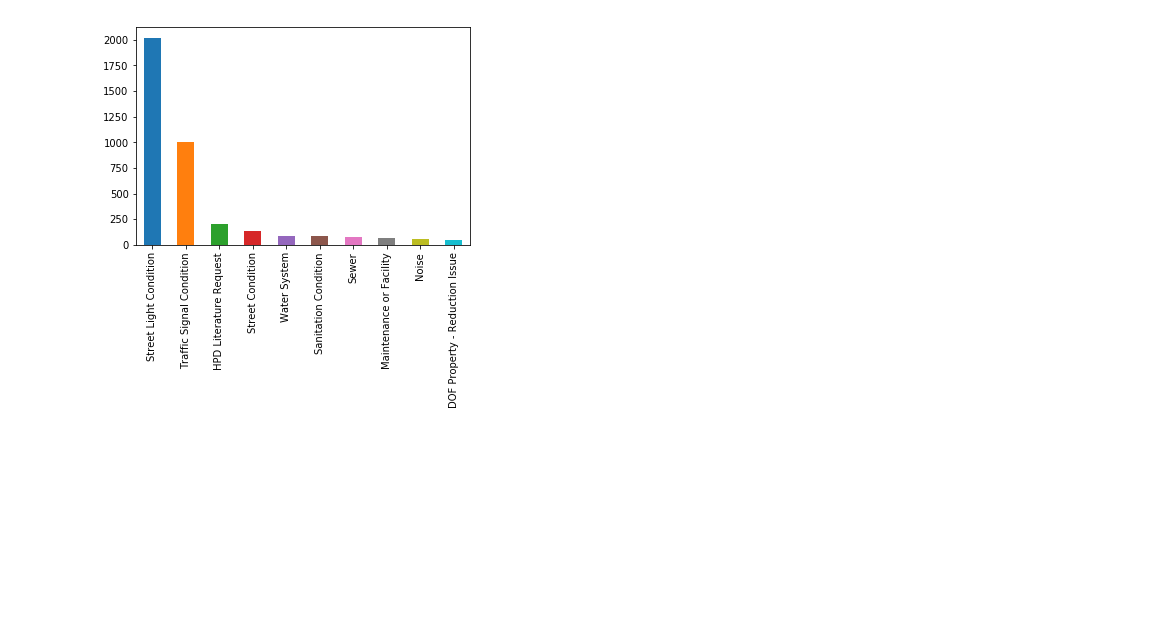
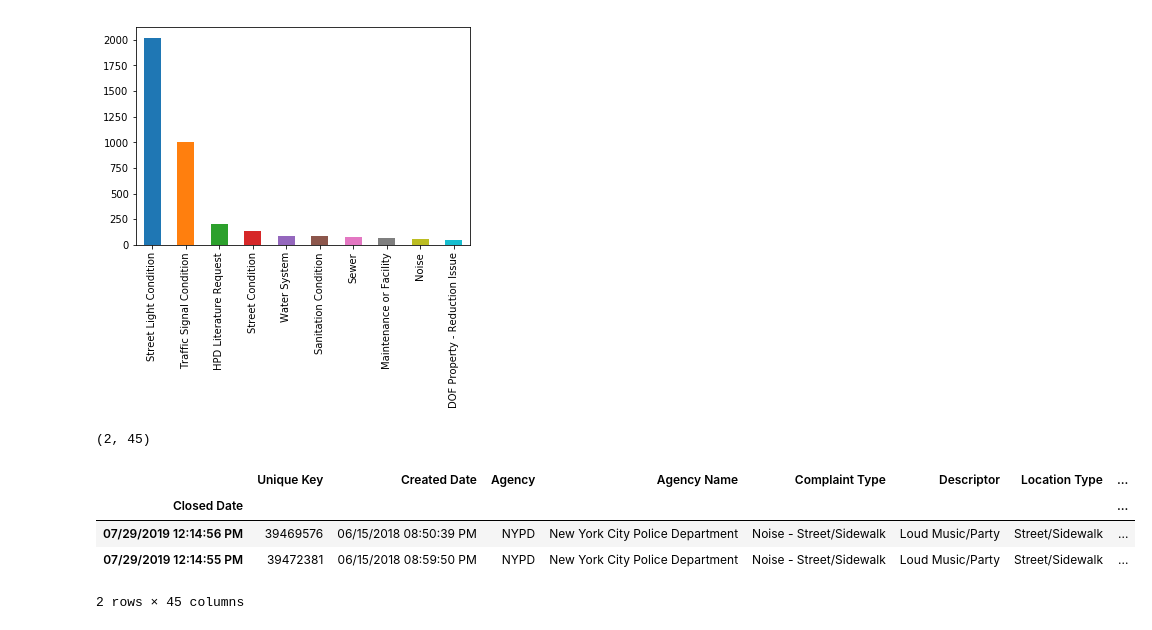
Before and after one commit to milochen0418/milo-education-python, a Jupyter notebook: Introduction to Pandas.ipynb, the cells around one changed output. Drawn from its saved outputs; the diff is of its cells as text; code cells hidden in the pictures; blank space fills up the shorter version.

Commit message:
Add the section of select only certain type of data

```diff
--- a/Introduction to Pandas.ipynb
+++ b/Introduction to Pandas.ipynb
@@ -303,3 +303,18 @@ df['Complaint Type'].value_counts()[:10].plot(kind = 'bar')
 plt.show()
 # %% [output]
 [figure]
+# %%
+# . Select only certain type of data
+#   . What if we want only the noise complaints ?
+noise_complaint = df[df['Complaint Type'] == 'Noise - Street/Sidewalk']
+print(noise_complaint.shape)
+# %% [output]
+(2, 45)
+# %%
+noise_complaint[:3]
+# %% [output]
+|  | Unique Key | Created Date | Agency | Agency Name | Complaint Type | Descriptor | Location Type | ... |
+| Closed Date |  |  |  |  |  |  |  | ... |
+| 07/29/2019 12:14:56 PM | 39469576 | 06/15/2018 08:50:39 PM | NYPD | New York City Police Department | Noise - Street/Sidewalk | Loud Music/Party | Street/Sidewalk | ... |
+| 07/29/2019 12:14:55 PM | 39472381 | 06/15/2018 08:59:50 PM | NYPD | New York City Police Department | Noise - Street/Sidewalk | Loud Music/Party | Street/Sidewalk | ... |
+2 rows × 45 columns
```
Also changed, not shown: parts of 1 cell of this notebook.
